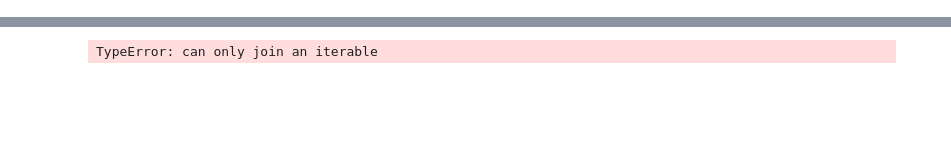
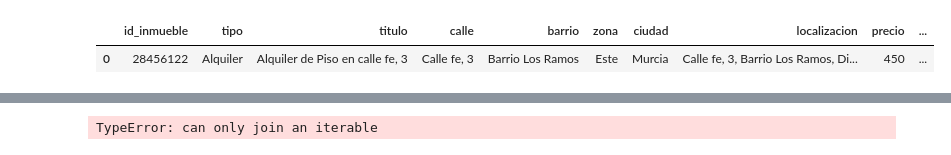
Before and after one commit to Tamgama/scraping, a Jupyter notebook: soporte/pruebas/limpieza.ipynb, the cells around one changed output, grey strips where cells are left out. Cells and saved outputs as stored; diff of their text form; code cells hidden in the pictures; blank space fills up the shorter version.

```diff
--- a/soporte/pruebas/limpieza.ipynb
+++ b/soporte/pruebas/limpieza.ipynb
@@ -26,0 +14,19 @@ ventas.head(1)
+# %%
+alquiler = alquiler.drop(['ultima_atualizacion', 'm_construidos', 'm_utiles', 'url', 'referencia', 'ultima_actualizacion'], axis=1)
+alquiler = alquiler.rename(columns={"URL" : "url", "anunciante": "perfil", 'baños': 'banos'})
+
+cols_to_clean = alquiler[['habitaciones', 'banos', 'precio', 'precio_metro']]
+for col in cols_to_clean:
+    alquiler[col] = alquiler[col].str.replace('baños', '', regex=False)
+    alquiler[col] = alquiler[col].str.replace('baño', '', regex=False)
+    alquiler[col] = alquiler[col].str.replace('habitaciones', '', regex=False)
+    alquiler[col] = alquiler[col].str.replace('habitación', '', regex=False)
+    alquiler[col] = alquiler[col].str.replace('€/mes', '', regex=False)
+    alquiler[col] = alquiler[col].str.replace('€/m²', '', regex=False)
+    alquiler[col] = alquiler[col].str.replace('€', '', regex=False)
+
+
+alquiler.head(1)
+# %% [output]
+|  | id_inmueble | tipo | titulo | calle | barrio | zona | ciudad | localizacion | precio | ... |
+| 0 | 28456122 | Alquiler | Alquiler de Piso en calle fe, 3 | Calle fe, 3 | Barrio Los Ramos | Este | Murcia | Calle fe, 3, Barrio Los Ramos, Di... | 450 | ... |
```
Also changed, not shown: parts of 20 cells of this notebook, 4 other files.
